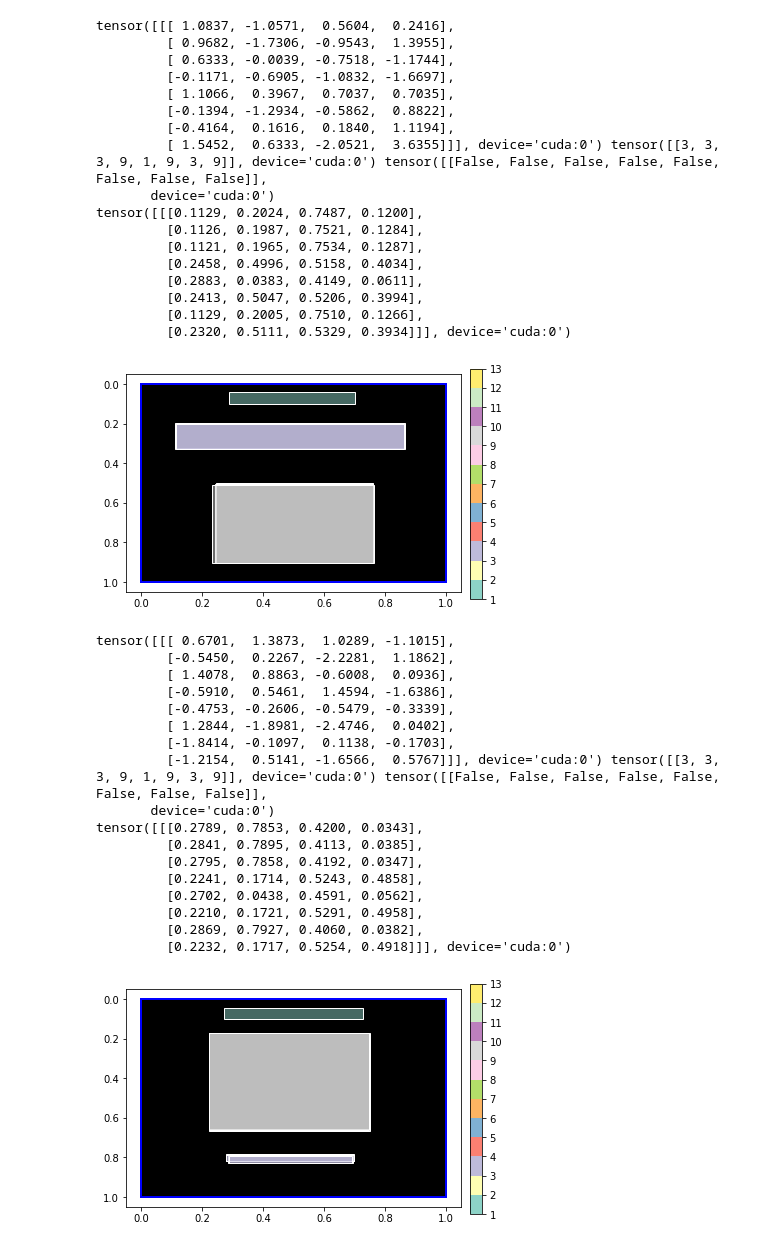
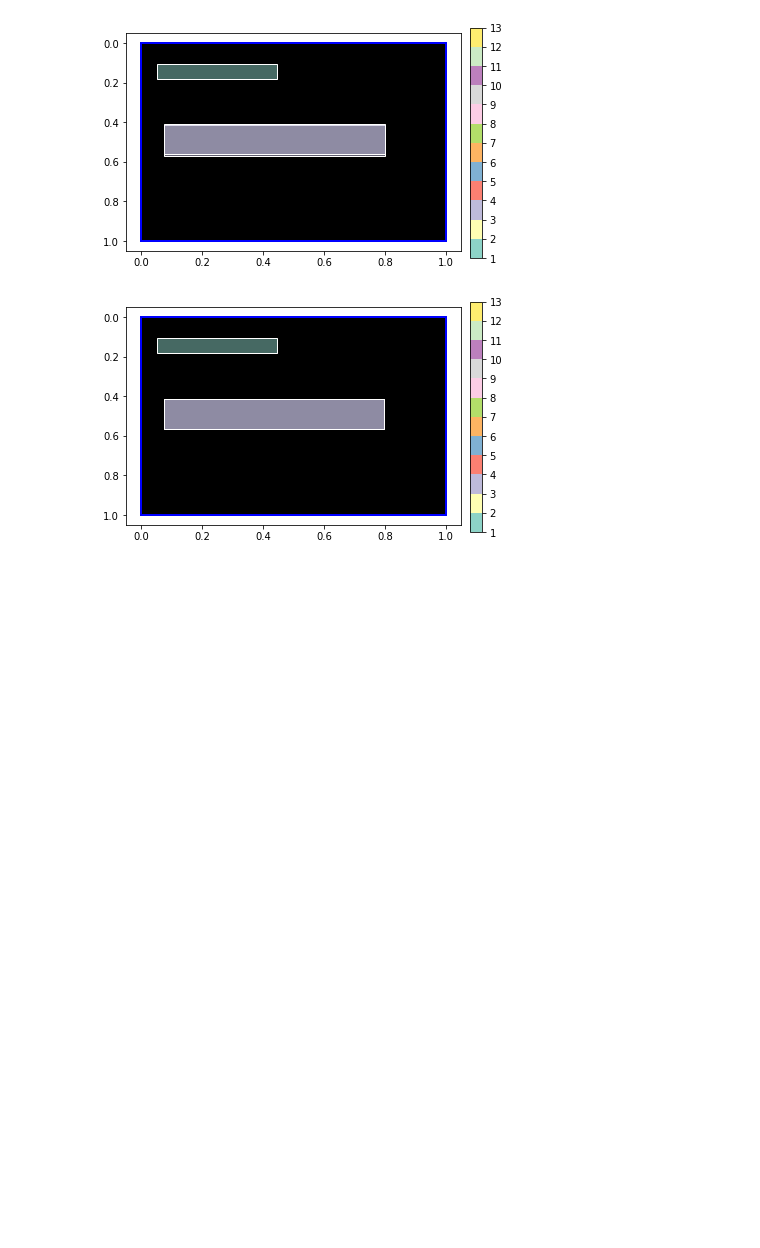
Before and after one commit to fesiib/cs492i-layout-generation, a Jupyter notebook: src_transformer/test.ipynb, the cells around one changed output. Drawn from its saved outputs; the diff is of its cells as text; code cells hidden in the pictures; blank space fills up the shorter version.

Commit message:
New model: No GAN

```diff
--- a/src_transformer/test.ipynb
+++ b/src_transformer/test.ipynb
@@ -23,7 +23,7 @@ Tensor = get_Tensor()
 result_dir = Path(root) / 'results'
 # %%
 def load_chekpoint(path, models, optimizers):
-    path = os.path.join(path, 'checkpoint_499.pt')
+    path = os.path.join(path, 'checkpoint_249.pt')
     print(path)
     try:
        checkpoint = torch.load(path)
@@ -43,7 +43,7 @@ def load_chekpoint(path, models, optimizers):
     return models, optimizers, epoch
 # %%
 (train_dataset, test_dataset) = init_dataset(root, args.normalized)
-test_loader = DataLoader(test_dataset, batch_size=args.batch_size, shuffle=True, drop_last=True)
+test_loader = DataLoader(test_dataset, batch_size=10, shuffle=True, drop_last=True)
 # %% [output]
 /home/fesiib/doc2slide/dev/intro_to_dl_project/data/bbs
 file:  slide_deck_dataset_bmvc13.csv
@@ -97,7 +97,7 @@ optimizers = {
 }
 
 
-parent_dir = result_dir / 'trial_transf_2'
+parent_dir = result_dir / 'trial_transf_5'
 
 
 (models, optimizers, loaded_epoch) = load_chekpoint(parent_dir, models, optimizers)
@@ -133,8 +133,12 @@ label = ref_types
 padding_mask = ~(ref_length[:, None] > torch.arange(label.size(1)).to(device)[None, :])
 bbox_real = ref_slide[:, :, :-1]
 
-n = 4
+n = 8
 real_layouts_bbs = ref_slide[:,:,:-1]
+print("Slide Deck")
+for i in range(4):
+    draw_bbs(shape[n], bboxes[i, n, :, :], labels[i, n, :], False)
 
+print("Ground Truth Slide")
 draw_bbs(shape[n],real_layouts_bbs[n], ref_types[n], False)
 # %% [output]
@@ -142,49 +152,13 @@ draw_bbs(shape[n],real_layouts_bbs[n], ref_types[n], False)
 # %%
 for i in range(10):
     z = torch.autograd.Variable(Tensor(np.random.normal(0, 1, (label.size(0), label.size(1), args.latent_size))))
 
     optimizers["encoder"].zero_grad()
     optimizers["discriminator"].zero_grad()
 
     # Sample noise as generator input
-    fake_layouts_bbs = models['generator'](z[n:n+1], label[n:n+1], padding_mask[n:n+1]).detach()
-    print(z[n:n+1], label[n:n+1], padding_mask[n:n+1])
-    print(fake_layouts_bbs)
+    fake_layouts_bbs = models['generator'](z[n:n+1], label[n:n+1], deck_enc[n:n+1], padding_mask[n:n+1]).detach()
     draw_bbs(shape[n], fake_layouts_bbs[0], ref_types[n], False)
 # %% [output]
-tensor([[[ 1.0837, -1.0571,  0.5604,  0.2416],
-         [ 0.9682, -1.7306, -0.9543,  1.3955],
-         [ 0.6333, -0.0039, -0.7518, -1.1744],
-         [-0.1171, -0.6905, -1.0832, -1.6697],
-         [ 1.1066,  0.3967,  0.7037,  0.7035],
-         [-0.1394, -1.2934, -0.5862,  0.8822],
-         [-0.4164,  0.1616,  0.1840,  1.1194],
-         [ 1.5452,  0.6333, -2.0521,  3.6355]]], device='cuda:0') tensor([[3, 3, 3, 9, 1, 9, 3, 9]], device='cuda:0') tensor([[False, False, False, False, False, False, False, False]],
-       device='cuda:0')
-tensor([[[0.1129, 0.2024, 0.7487, 0.1200],
-         [0.1126, 0.1987, 0.7521, 0.1284],
-         [0.1121, 0.1965, 0.7534, 0.1287],
-         [0.2458, 0.4996, 0.5158, 0.4034],
-         [0.2883, 0.0383, 0.4149, 0.0611],
-         [0.2413, 0.5047, 0.5206, 0.3994],
-         [0.1129, 0.2005, 0.7510, 0.1266],
-         [0.2320, 0.5111, 0.5329, 0.3934]]], device='cuda:0')
-[figure, old version]
+[figure, new version]
-tensor([[[ 0.6701,  1.3873,  1.0289, -1.1015],
-         [-0.5450,  0.2267, -2.2281,  1.1862],
-         [ 1.4078,  0.8863, -0.6008,  0.0936],
-         [-0.5910,  0.5461,  1.4594, -1.6386],
-         [-0.4753, -0.2606, -0.5479, -0.3339],
-         [ 1.2844, -1.8981, -2.4746,  0.0402],
-         [-1.8414, -0.1097,  0.1138, -0.1703],
-         [-1.2154,  0.5141, -1.6566,  0.5767]]], device='cuda:0') tensor([[3, 3, 3, 9, 1, 9, 3, 9]], device='cuda:0') tensor([[False, False, False, False, False, False, False, False]],
-       device='cuda:0')
-tensor([[[0.2789, 0.7853, 0.4200, 0.0343],
-         [0.2841, 0.7895, 0.4113, 0.0385],
-         [0.2795, 0.7858, 0.4192, 0.0347],
-         [0.2241, 0.1714, 0.5243, 0.4858],
-         [0.2702, 0.0438, 0.4591, 0.0562],
-         [0.2210, 0.1721, 0.5291, 0.4958],
-         [0.2869, 0.7927, 0.4060, 0.0382],
-         [0.2232, 0.1717, 0.5254, 0.4918]]], device='cuda:0')
-[figure, old version]
+[figure, new version]
```
Also changed, not shown: parts of 4 cells of this notebook, 43 other files.
